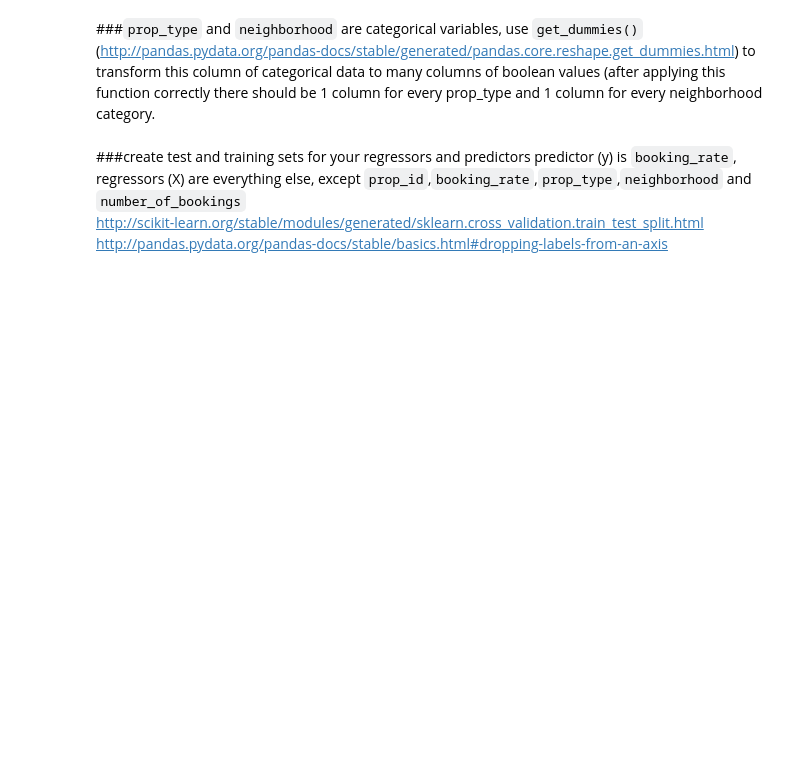
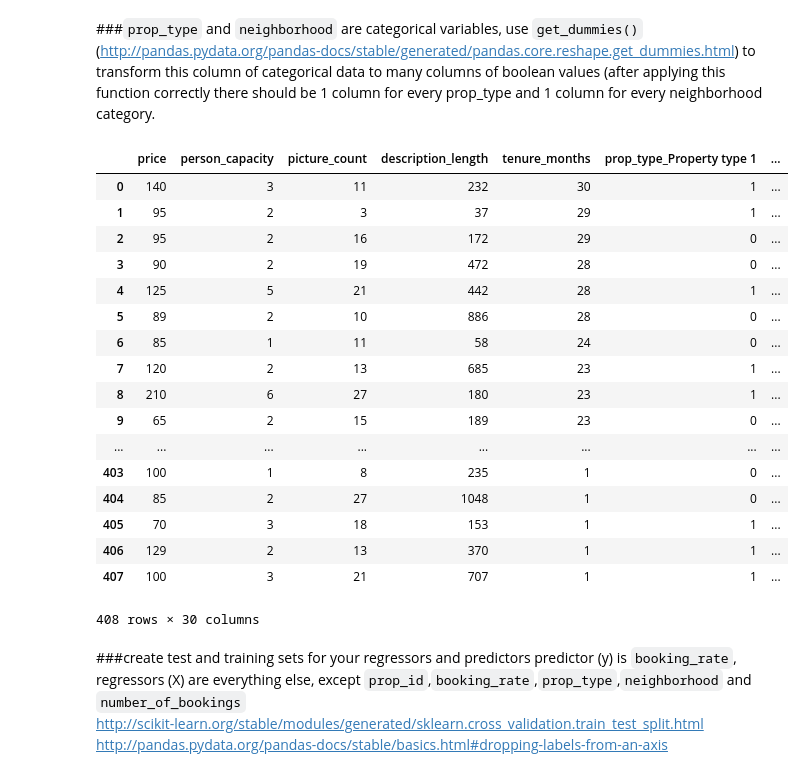
Before and after one commit to jofo45/DAT_SF_11, a Jupyter notebook: homeworks/hw1/hw1_soln.ipynb, the cells around one changed output. Cells and saved outputs as stored; diff of their text form; code cells hidden in the pictures; blank space fills up the shorter version.

```diff
--- a/homeworks/hw1/hw1_soln.ipynb
+++ b/homeworks/hw1/hw1_soln.ipynb
@@ -122,0 +252,13 @@ NameError: name 'prop_id' is not defined
+# %%
+
+#listings['number_of_bookings'] = 1
+#listings['booking_rate'] =
+
+number_of_bookings = bookings.groupby('prop_id').count().reset_index()
+number_of_bookings.rename(columns={'booking_date':'number_of_bookings'}, inplace = True)
+listings2 = pd.merge(listings, number_of_bookings, how='left', on='prop_id')
+listings2.number_of_bookings.fillna(0, inplace=True)
+# Alternative way: listings2['number_of_bookings'] = listings2.number_of_bookings.fillna(0)
+listings2['booking_rate'] = listings2.number_of_bookings/listings2.tenure_months
+
+listings2.tail()
@@ -125,5 +283,28 @@ NameError: name 'prop_id' is not defined
 # %% [markdown]
 ###`prop_type` and `neighborhood` are categorical variables, use `get_dummies()` (http://pandas.pydata.org/pandas-docs/stable/generated/pandas.core.reshape.get_dummies.html) to transform this column of categorical data to many columns of boolean values (after applying this function correctly there should be 1 column for every prop_type and 1 column for every neighborhood category.
+# %%
+#this converted the strings to multiple collums, each unique to the possible values in the original collumn.  Note this only applied to the strings.  The integers did not change.
+
+pd.get_dummies(listings2[['prop_type', 'neighborhood', 'price', 'person_capacity', 'picture_count', 'description_length', 'tenure_months']])
+# %% [output]
+|  | price | person_capacity | picture_count | description_length | tenure_months | prop_type_Property type 1 | ... |
+| 0 | 140 | 3 | 11 | 232 | 30 | 1 | ... |
+| 1 | 95 | 2 | 3 | 37 | 29 | 1 | ... |
+| 2 | 95 | 2 | 16 | 172 | 29 | 0 | ... |
+| 3 | 90 | 2 | 19 | 472 | 28 | 0 | ... |
+| 4 | 125 | 5 | 21 | 442 | 28 | 1 | ... |
+| 5 | 89 | 2 | 10 | 886 | 28 | 0 | ... |
+| 6 | 85 | 1 | 11 | 58 | 24 | 0 | ... |
+| 7 | 120 | 2 | 13 | 685 | 23 | 1 | ... |
+| 8 | 210 | 6 | 27 | 180 | 23 | 1 | ... |
+| 9 | 65 | 2 | 15 | 189 | 23 | 0 | ... |
+| ... | ... | ... | ... | ... | ... | ... | ... |
+| 403 | 100 | 1 | 8 | 235 | 1 | 0 | ... |
+| 404 | 85 | 2 | 27 | 1048 | 1 | 0 | ... |
+| 405 | 70 | 3 | 18 | 153 | 1 | 1 | ... |
+| 406 | 129 | 2 | 13 | 370 | 1 | 1 | ... |
+| 407 | 100 | 3 | 21 | 707 | 1 | 1 | ... |
+408 rows × 30 columns
 # %% [markdown]
 ###create test and training sets for your regressors and predictors
 predictor (y) is `booking_rate`, regressors (X) are everything else, except `prop_id`,`booking_rate`,`prop_type`,`neighborhood` and `number_of_bookings`<br>
```
Also changed, not shown: parts of 25 cells of this notebook.
